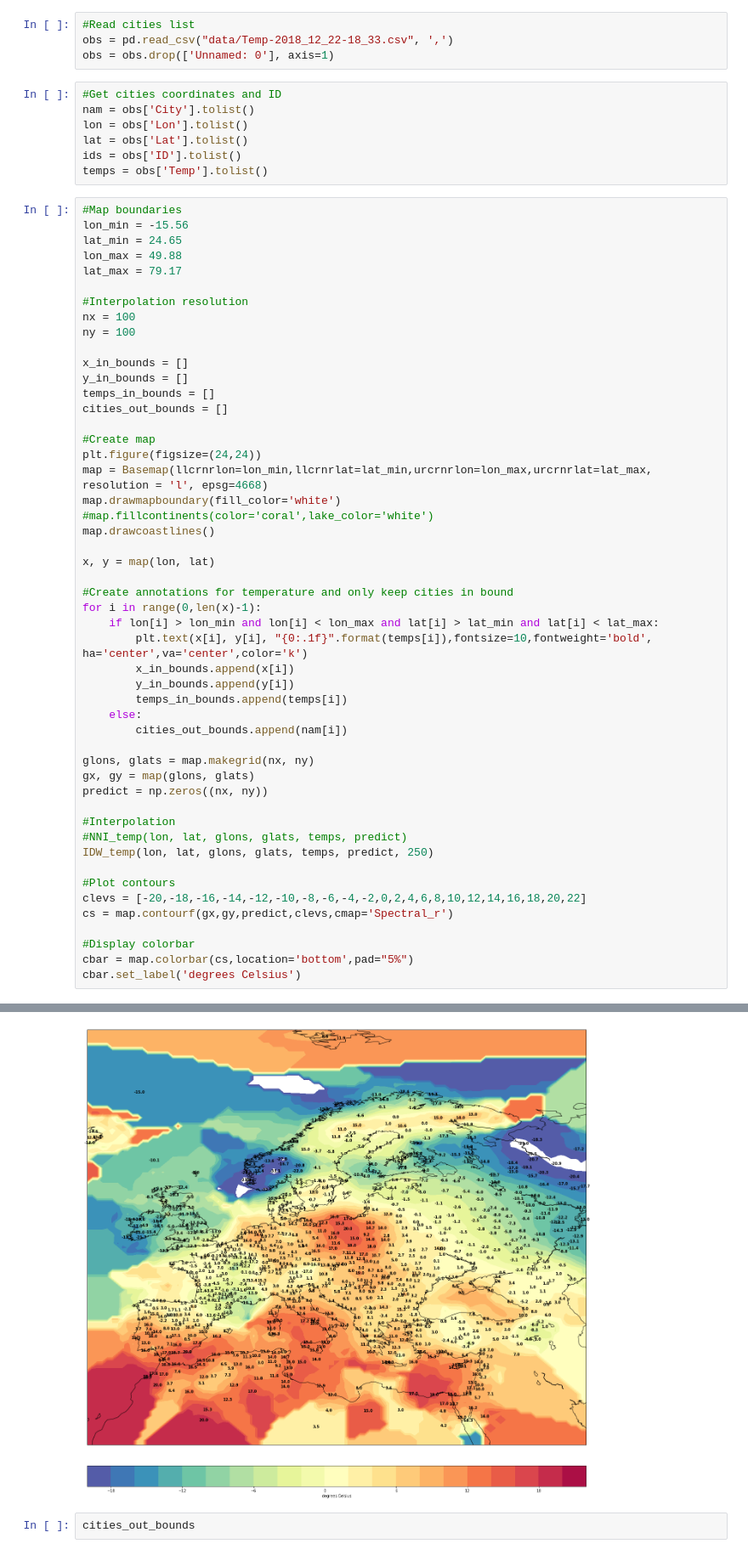
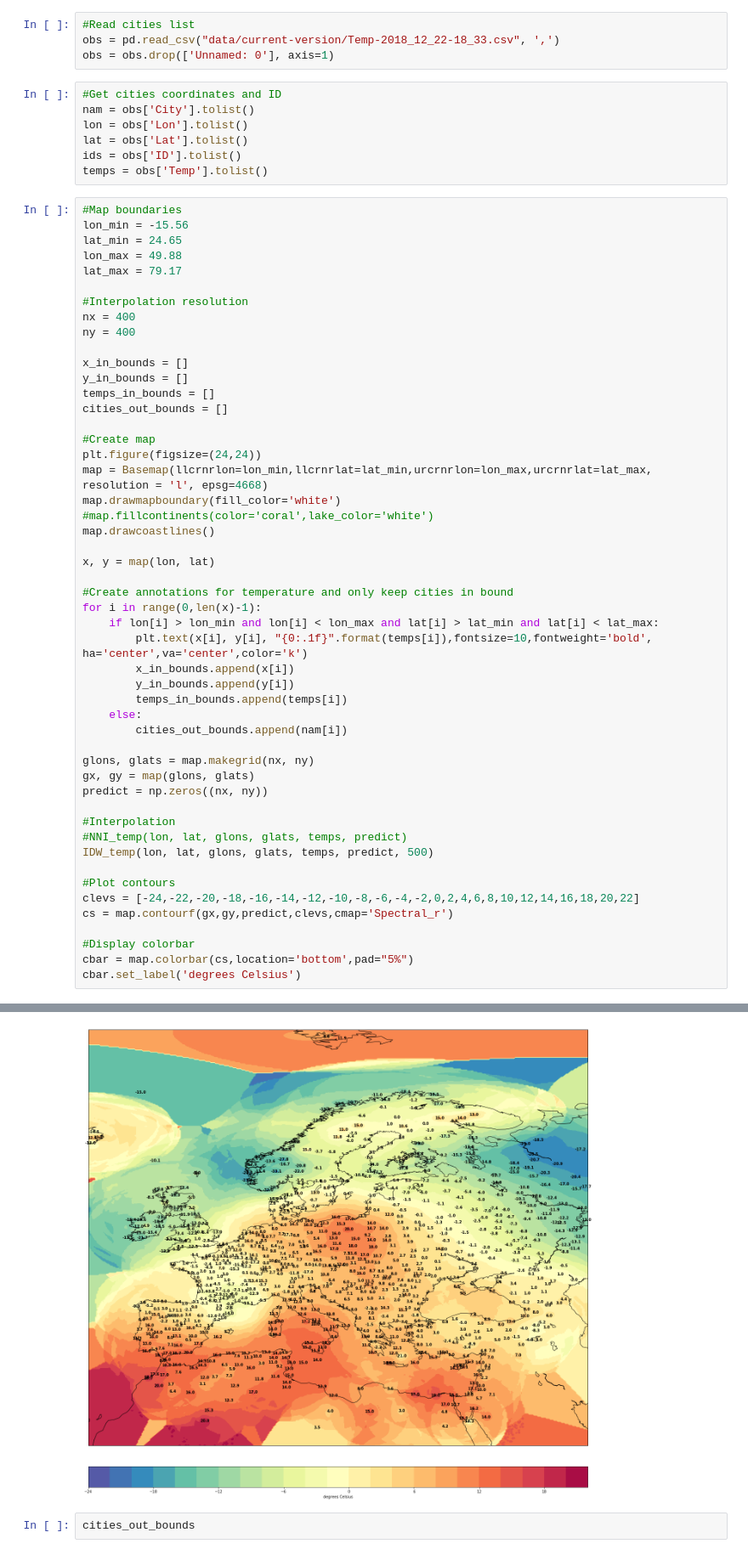
Before and after one commit to tam-leminh/meteo-data-ml, a Jupyter notebook: Meteo.ipynb, the cells around one changed output, grey strips where cells are left out. Shown: that part at 85% size. Cells and saved outputs as stored; diff of their text form.

```diff
--- a/Meteo.ipynb
+++ b/Meteo.ipynb
@@ -82,7 +80,7 @@ def IDW_temp(xlon, xlat, ylon, ylat, temp, prediction, radius):
                 prediction[i_x][i_y] = numerator/denominator
 # %%
 #Read cities list
-obs = pd.read_csv("data/Temp-2018_12_22-18_33.csv", ',')
+obs = pd.read_csv("data/current-version/Temp-2018_12_22-18_33.csv", ',')
 obs = obs.drop(['Unnamed: 0'], axis=1)
 # %%
 #Get cities coordinates and ID
@@ -99,8 +97,8 @@ lon_max = 49.88
 lat_max = 79.17
 
 #Interpolation resolution
-nx = 100
-ny = 100
+nx = 400
+ny = 400
 
 x_in_bounds = []
 y_in_bounds = []
@@ -132,10 +130,10 @@ predict = np.zeros((nx, ny))
 
 #Interpolation
 #NNI_temp(lon, lat, glons, glats, temps, predict)
-IDW_temp(lon, lat, glons, glats, temps, predict, 250)
+IDW_temp(lon, lat, glons, glats, temps, predict, 500)
 
 #Plot contours
-clevs = [-20,-18,-16,-14,-12,-10,-8,-6,-4,-2,0,2,4,6,8,10,12,14,16,18,20,22]
+clevs = [-24,-22,-20,-18,-16,-14,-12,-10,-8,-6,-4,-2,0,2,4,6,8,10,12,14,16,18,20,22]
 cs = map.contourf(gx,gy,predict,clevs,cmap='Spectral_r')
 
 #Display colorbar
@@ -155,4 +160,4 @@ i_x = 90
-[figure, old version]
+[figure, new version]
 # %%
 cities_out_bounds
 # %% [output]
```
Also changed, not shown: parts of 2 cells of this notebook, 10 other files.
